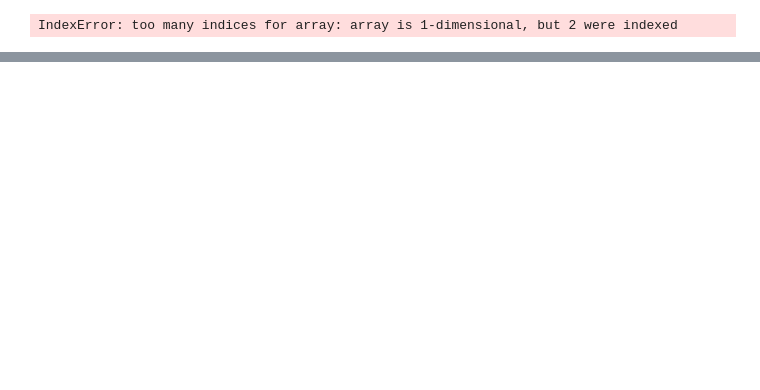
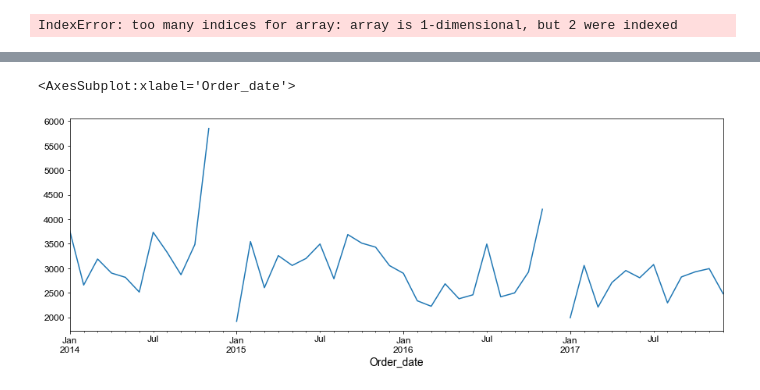
Before and after one commit to UniqueLWS/LWS, a Jupyter notebook: 7810_Group project source code_group 6.ipynb, the cells around one changed output, grey strips where cells are left out. Saved outputs shown, nothing was run; the diff lists cells and outputs as text; code cells hidden in the pictures; blank space fills up the shorter version.

```diff
--- a/7810_Group project source code_group 6.ipynb
+++ b/7810_Group project source code_group 6.ipynb
@@ -1306,0 +1303,4 @@ sales_data.head()
+# %%
+# Generate a series using csv file which contains data of shampoo sales for three years
+arima_data1=data.groupby('Order_date')['Sales amount'].sum().reset_index().sort_values('Sales amount',ascending=False).reset_index(drop=True)
+arima_data1
@@ -1306,0 +1336,4 @@ sales_data.head()
+# %%
+arima_data1= arima_data1.groupby('Order_date')['Sales amount'].sum().reset_index()
+arima_data1 = arima_data1.set_index('Order_date')
+arima_data1 .head()
@@ -1306,0 +1350,3 @@ sales_data.head()
+# %%
+y = arima_data1['Sales amount'].resample('MS').mean()
+y['2017':]
@@ -1306,0 +1368,5 @@ sales_data.head()
+# %%
+y.plot(figsize = (15, 5))
+# %% [output]
+<AxesSubplot:xlabel='Order_date'>
+[figure, added]
```
Also changed, not shown: parts of 37 cells of this notebook.
